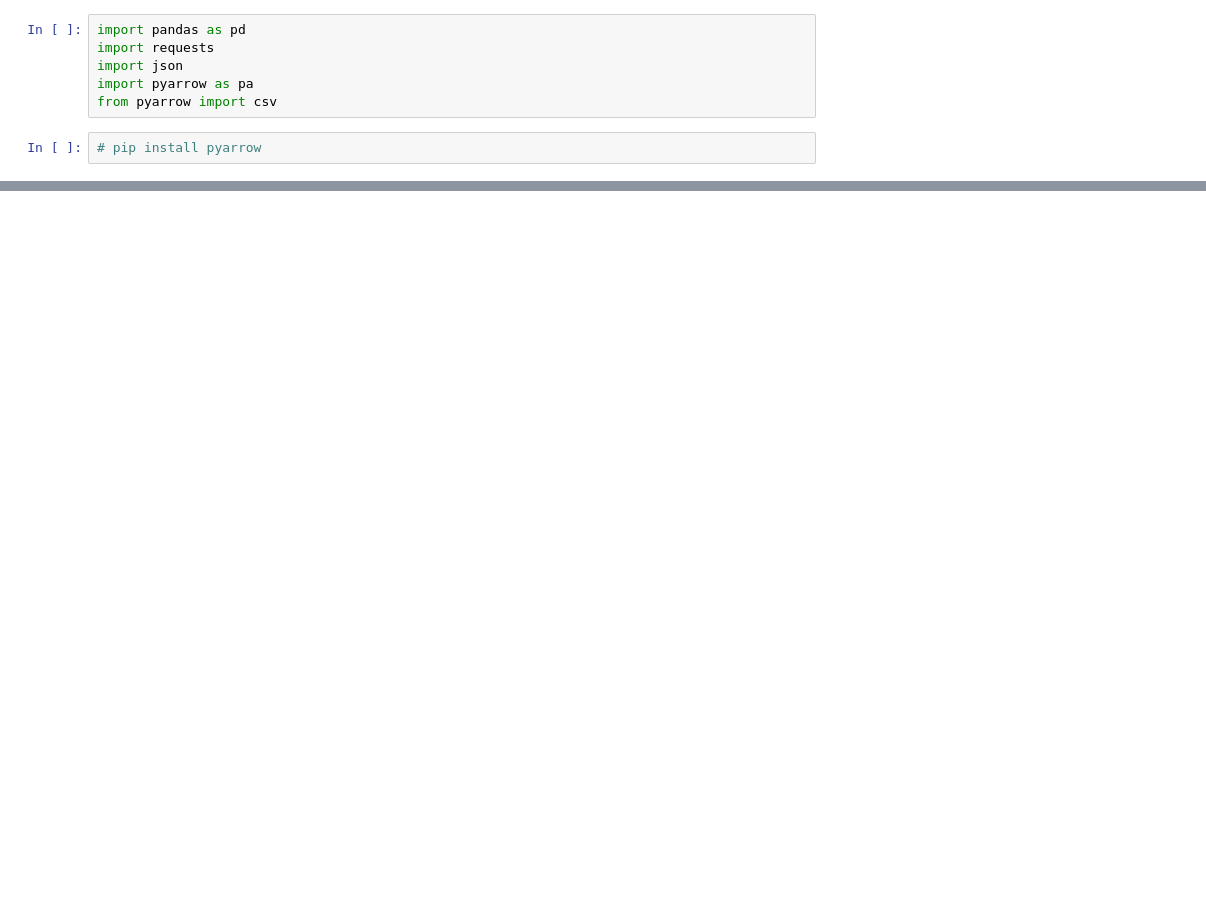
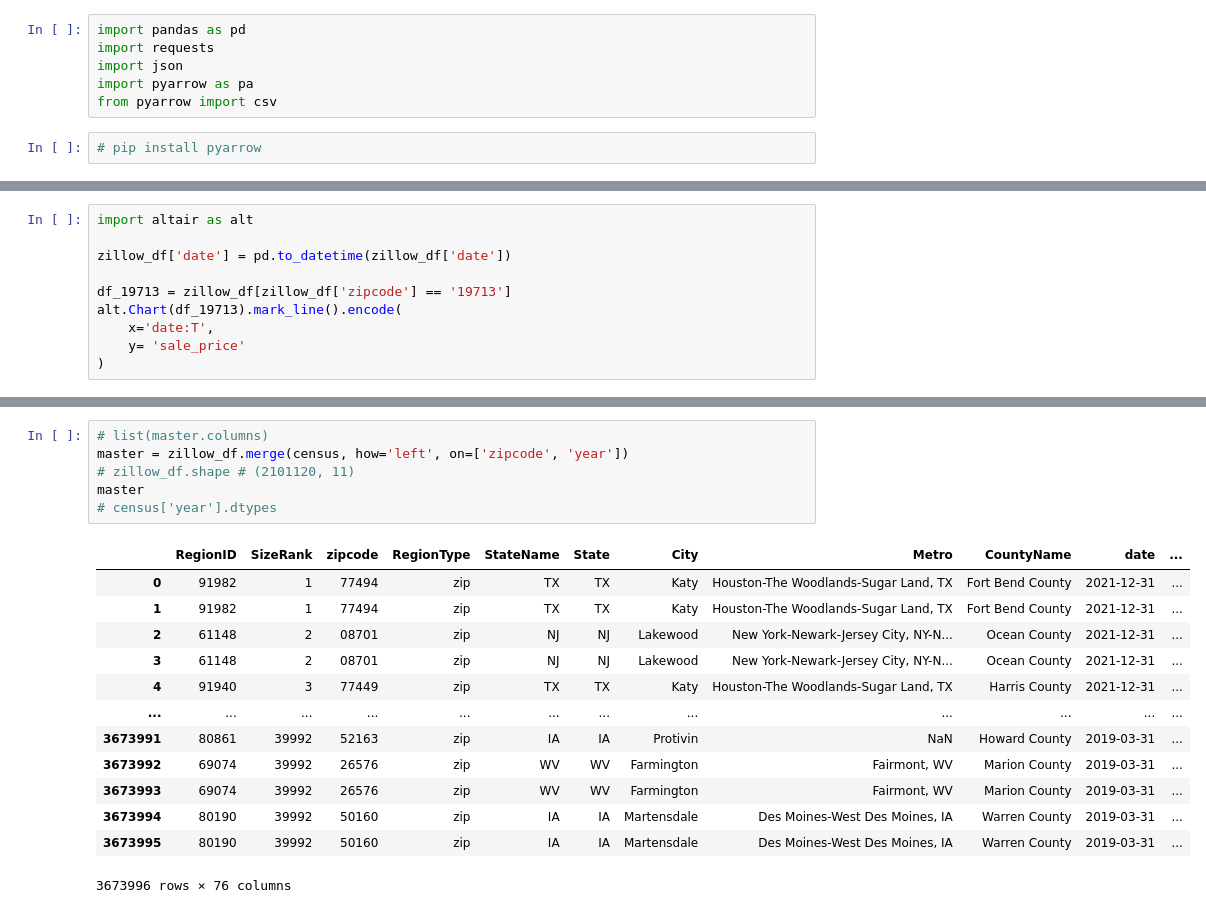
Before and after one commit to mexiliang/milestone696, a Jupyter notebook: workbook.ipynb, the cells around one changed output, grey strips where cells are left out. Drawn from its saved outputs; the diff is of its cells as text; blank space fills up the shorter version.

```diff
--- a/workbook.ipynb
+++ b/workbook.ipynb
@@ -49,0 +446,10 @@ label_df = label_df[label_df['include'] == 1]
+# %%
+import altair as alt
+
+zillow_df['date'] = pd.to_datetime(zillow_df['date'])
+
+df_19713 = zillow_df[zillow_df['zipcode'] == '19713']
+alt.Chart(df_19713).mark_line().encode(
+    x='date:T',
+    y= 'sale_price'
+)
@@ -49,0 +458,20 @@ label_df = label_df[label_df['include'] == 1]
+# %%
+# list(master.columns)
+master = zillow_df.merge(census, how='left', on=['zipcode', 'year'])
+# zillow_df.shape # (2101120, 11)
+master
+# census['year'].dtypes
+# %% [output]
+|  | RegionID | SizeRank | zipcode | RegionType | StateName | State | City | Metro | CountyName | date | ... |
+| 0 | 91982 | 1 | 77494 | zip | TX | TX | Katy | Houston-The Woodlands-Sugar Land, TX | Fort Bend County | 2021-12-31 | ... |
+| 1 | 91982 | 1 | 77494 | zip | TX | TX | Katy | Houston-The Woodlands-Sugar Land, TX | Fort Bend County | 2021-12-31 | ... |
+| 2 | 61148 | 2 | 08701 | zip | NJ | NJ | Lakewood | New York-Newark-Jersey City, NY-N... | Ocean County | 2021-12-31 | ... |
+| 3 | 61148 | 2 | 08701 | zip | NJ | NJ | Lakewood | New York-Newark-Jersey City, NY-N... | Ocean County | 2021-12-31 | ... |
+| 4 | 91940 | 3 | 77449 | zip | TX | TX | Katy | Houston-The Woodlands-Sugar Land, TX | Harris County | 2021-12-31 | ... |
+| ... | ... | ... | ... | ... | ... | ... | ... | ... | ... | ... | ... |
+| 3673991 | 80861 | 39992 | 52163 | zip | IA | IA | Protivin | NaN | Howard County | 2019-03-31 | ... |
+| 3673992 | 69074 | 39992 | 26576 | zip | WV | WV | Farmington | Fairmont, WV | Marion County | 2019-03-31 | ... |
+| 3673993 | 69074 | 39992 | 26576 | zip | WV | WV | Farmington | Fairmont, WV | Marion County | 2019-03-31 | ... |
+| 3673994 | 80190 | 39992 | 50160 | zip | IA | IA | Martensdale | Des Moines-West Des Moines, IA | Warren County | 2019-03-31 | ... |
+| 3673995 | 80190 | 39992 | 50160 | zip | IA | IA | Martensdale | Des Moines-West Des Moines, IA | Warren County | 2019-03-31 | ... |
+3673996 rows × 76 columns
```
Also changed, not shown: parts of 27 cells of this notebook.
